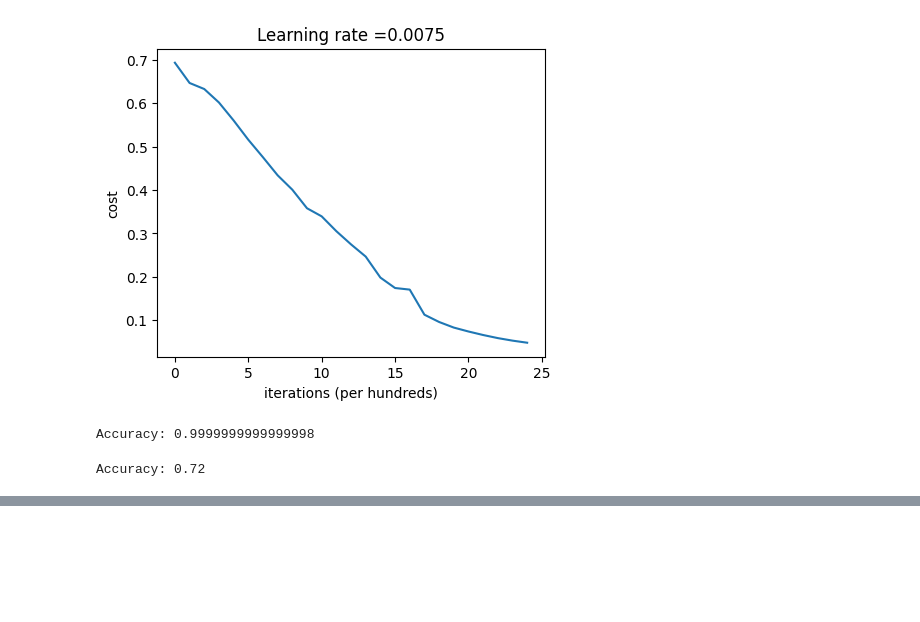
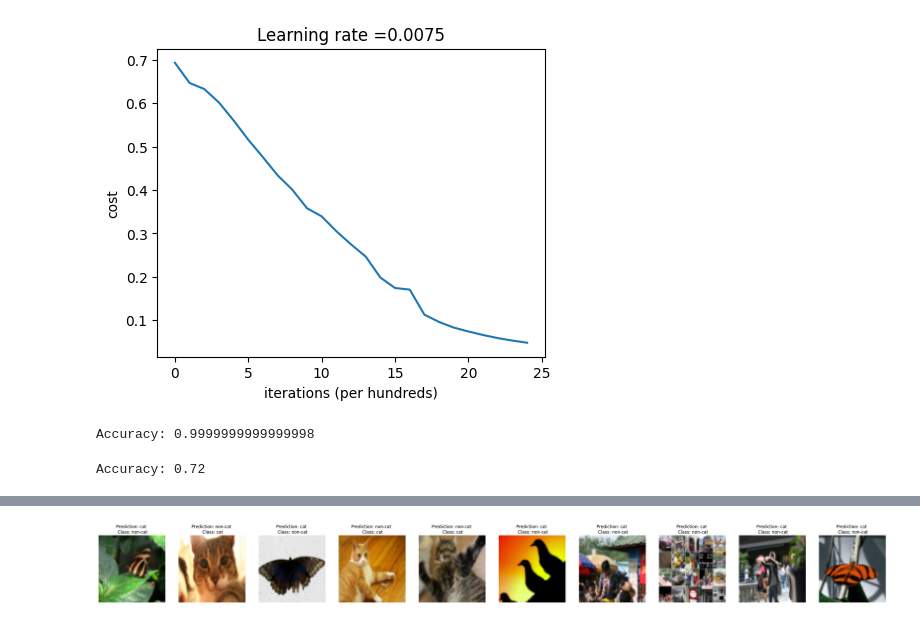
Before and after one commit to JagdeepSingh13/deep_learning_ng, a Jupyter notebook: c1/w4/deep_nn_application/dnn_application_image_classification.ipynb, the cells around one changed output, grey strips where cells are left out. Saved outputs shown, nothing was run; the diff lists cells and outputs as text; code cells hidden in the pictures; blank space fills up the shorter version.

```diff
--- a/c1/w4/deep_nn_application/dnn_application_image_classification.ipynb
+++ b/c1/w4/deep_nn_application/dnn_application_image_classification.ipynb
@@ -196,0 +282,4 @@ Accuracy: 0.72
+# %%
+print_mislabeled_images(classes, test_x, test_y, pred_test)
+# %% [output]
+[figure, added]
```
Also changed, not shown: parts of 6 cells of this notebook.
